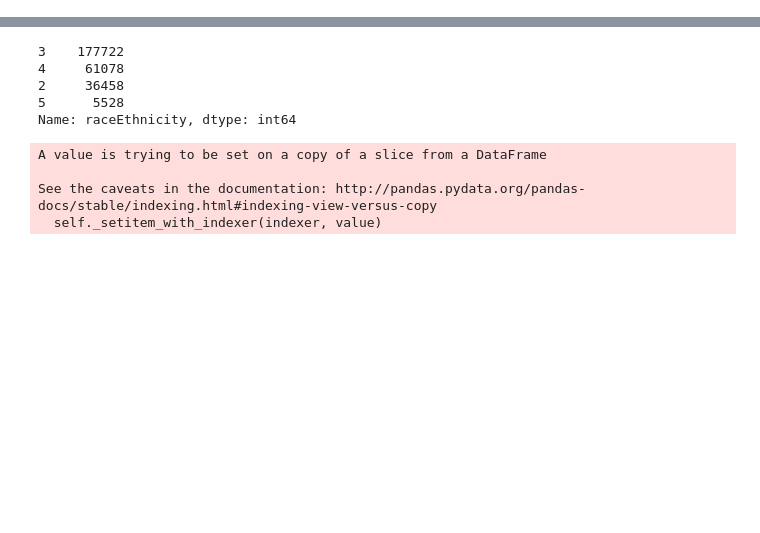
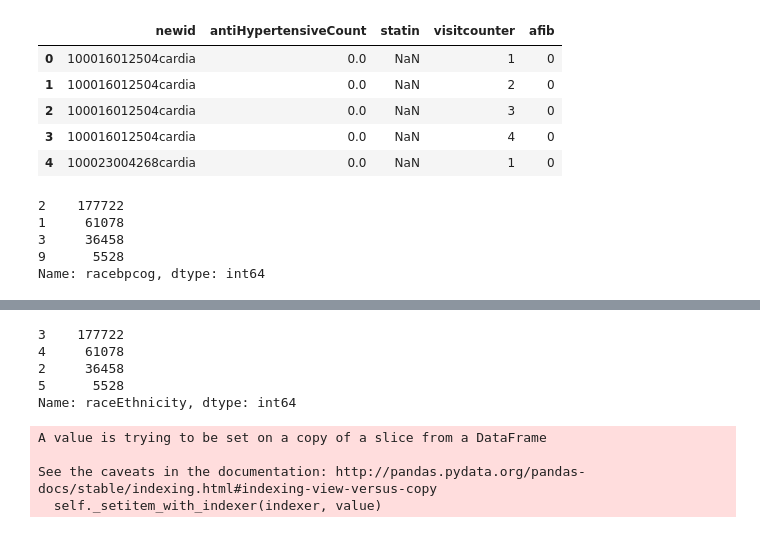
Before and after one commit to jburke5/microsimNHANES, a Jupyter notebook: buildRiskFactorsFromCombinedCohort.ipynb, the cells around one changed output, grey strips where cells are left out. Cells and saved outputs as stored; diff of their text form; code cells hidden in the pictures; blank space fills up the shorter version.

```diff
--- a/buildRiskFactorsFromCombinedCohort.ipynb
+++ b/buildRiskFactorsFromCombinedCohort.ipynb
@@ -0,0 +1,15 @@
+# %%
+import pandas as pd
+import numpy as np
+
+medsCohort = pd.read_stata("/Users/burke/Documents/research/bpCog/meds.dta")
+medsCohort['antiHypertensiveCount'] = medsCohort[['medsbpace', 'medsbparb', 'medsbpalphabs', 'medsbpbetabs', 'medsbpcalbs', 'medsbpdiur', 'medsbprenin', 'medsbpvas', 'medsbpoth', 'afibslfrep', 'Hxafib', 'afibinc',]].sum(axis=1)
+medsCohort['statin'] = medsCohort.medsstatinshchol
+medsCohort['afib'] = medsCohort.index.isin(medsCohort.loc[(medsCohort.afibslfrep==1) |  (medsCohort.Hxafib == 1) | (medsCohort.afibinc == 1)].index)
+medsCohort['afib'] = medsCohort['afib'].astype('int')
+
+medsCohort= medsCohort[['newid', 'antiHypertensiveCount', 'statin', 'visitcounter', 'afib']]
+
+completeCohort = pd.read_stata("/Users/burke/Documents/research/bpCog/combinedCohort.dta")
+
+#completeCohort =  pd.read_csv("/Users/burke/Documents/research/bpCog/combinedCohort.csv", low_memory=False)
@@ -0,0 +18,9 @@
+# %%
+medsCohort.head()
+# %% [output]
+|  | newid | antiHypertensiveCount | statin | visitcounter | afib |
+| 0 | 100016012504cardia | 0.0 | NaN | 1 | 0 |
+| 1 | 100016012504cardia | 0.0 | NaN | 2 | 0 |
+| 2 | 100016012504cardia | 0.0 | NaN | 3 | 0 |
+| 3 | 100016012504cardia | 0.0 | NaN | 4 | 0 |
+| 4 | 100023004268cardia | 0.0 | NaN | 1 | 0 |
@@ -1 +34,9 @@
+# %%
+completeCohort.racebpcog.value_counts()
+# %% [output]
+2    177722
+1     61078
+3     36458
+9      5528
+Name: racebpcog, dtype: int64
 # %%
```
Also changed, not shown: parts of 17 cells of this notebook, 2 other files.
